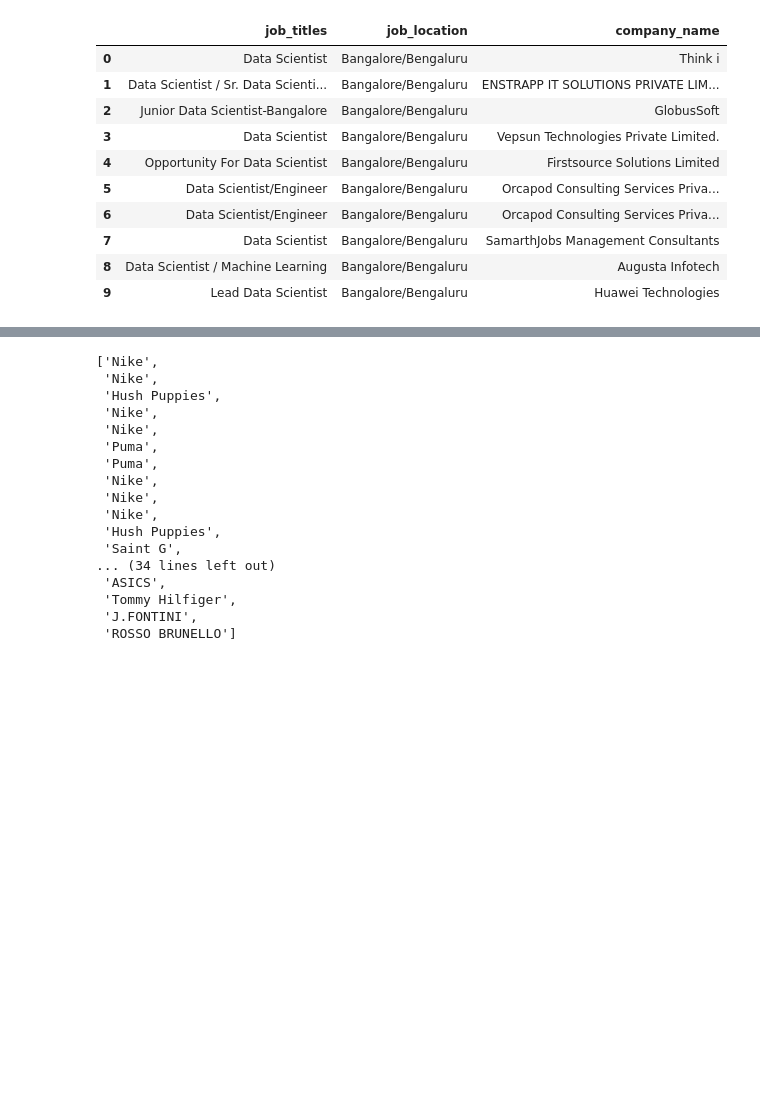
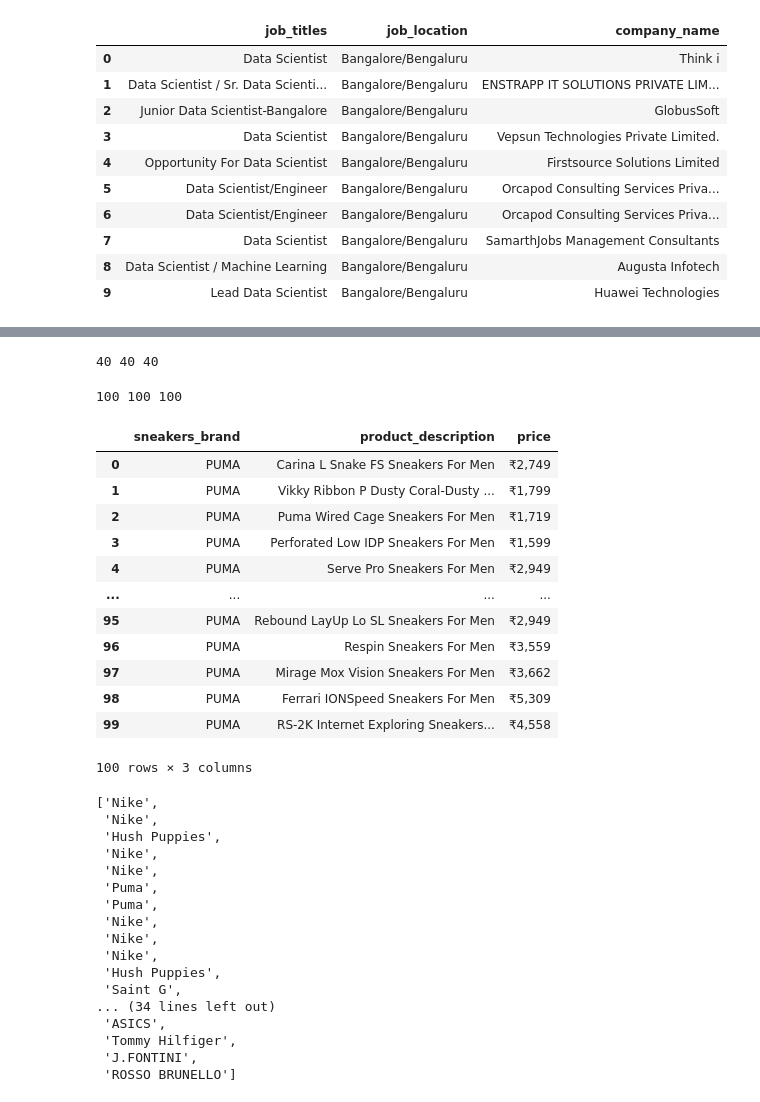
Before and after one commit to ssn-design/Internship_FlipRobo, a Jupyter notebook: selenium assignement 3 -FR-checkpoint.ipynb, the cells around one changed output, grey strips where cells are left out. Drawn from its saved outputs; the diff is of its cells as text; code cells hidden in the pictures; blank space fills up the shorter version.

```diff
--- a/selenium assignement 3 -FR-checkpoint.ipynb
+++ b/selenium assignement 3 -FR-checkpoint.ipynb
@@ -408,0 +1027,2 @@ Backtrace:
+# %%
+snk_desc00 = snk_desc + snk_desc0
@@ -408,0 +1060,13 @@ Backtrace:
+# %%
+snk_desc1_0=[]
+snk_de_tags1_0=DRIVER.find_elements_by_xpath("//a[@class='IRpwTa _2-ICcC']")
+snk_de_tags1_0
+
+for i in snk_de_tags1_0:
+    des1_0=i.text
+    snk_desc1_0.append(des1_0)
+snk_desc1.insert(10,snk_desc1_0)
+# %%
+print(len(snk_desc1),len(snk_brand1),len(snk_pr1))
+# %% [output]
+40 40 40
@@ -409,3 +1075,52 @@ Backtrace:
+# %%
+snk_brand2=[]
+snk_desc2=[]
+snk_pr2=[]
+
+snk_b_tags2=DRIVER.find_elements_by_xpath("//div[@class='_2WkVRV']")
+snk_b_tags2[0:20]
+
+for i in snk_b_tags2:
+    brd2=i.text
+    snk_brand2.append(brd2)
+
+snk_de_tags2=DRIVER.find_elements_by_xpath("//a[@class='IRpwTa']")
+snk_de_tags2[0:20]
+
+for i in snk_de_tags2:
+    des2=i.text
+    snk_desc2.append(des2)
+
+snk_p_tags2=DRIVER.find_elements_by_xpath("//div[@class='_30jeq3']")
+snk_p_tags2[0:20]
+
+for i in snk_p_tags2:
+    pr2=i.text
+    snk_pr2.append(pr2)
+# %%
+sneaker_brand = snk_brand + snk_brand1 + snk_brand2[0:20]
+product_desc = snk_desc00 + snk_desc1 + snk_desc2[0:20]
+sneaker_price = snk_pr + snk_pr1 + snk_pr2[0:20]
+print(len(sneaker_brand),len(product_desc),len(sneaker_price))
+# %% [output]
+100 100 100
+# %%
+w = pd.DataFrame({'sneakers_brand':sneaker_brand,'product_description':product_desc,'price':sneaker_price})
+w
+# %% [output]
+|  | sneakers_brand | product_description | price |
+| 0 | PUMA | Carina L Snake FS Sneakers For Men | ₹2,749 |
+| 1 | PUMA | Vikky Ribbon P Dusty Coral-Dusty ... | ₹1,799 |
+| 2 | PUMA | Puma Wired Cage Sneakers For Men | ₹1,719 |
+| 3 | PUMA | Perforated Low IDP Sneakers For Men | ₹1,599 |
+| 4 | PUMA | Serve Pro Sneakers For Men | ₹2,949 |
+| ... | ... | ... | ... |
+| 95 | PUMA | Rebound LayUp Lo SL Sneakers For Men | ₹2,949 |
+| 96 | PUMA | Respin Sneakers For Men | ₹3,559 |
+| 97 | PUMA | Mirage Mox Vision Sneakers For Men | ₹3,662 |
+| 98 | PUMA | Ferrari IONSpeed Sneakers For Men | ₹5,309 |
+| 99 | PUMA | RS-2K Internet Exploring Sneakers... | ₹4,558 |
+100 rows × 3 columns
 # %%
 #Q7: Go to the link - https://www.myntra.com/shoes
 #Set Price filter to “Rs. 6649 to Rs. 13099” , Color filter to “Black”, as shown in the below image.
```
Also changed, not shown: parts of 99 cells of this notebook.
